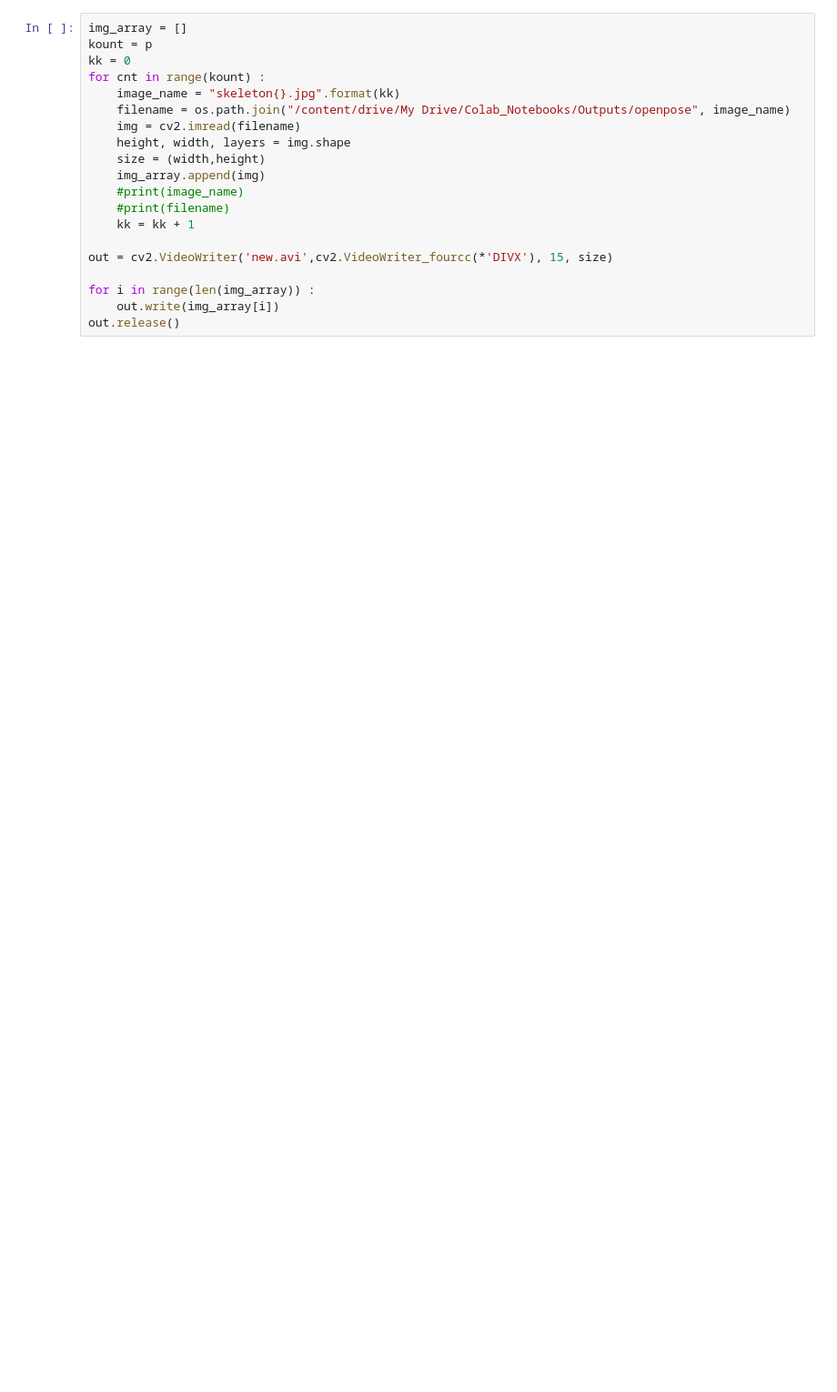
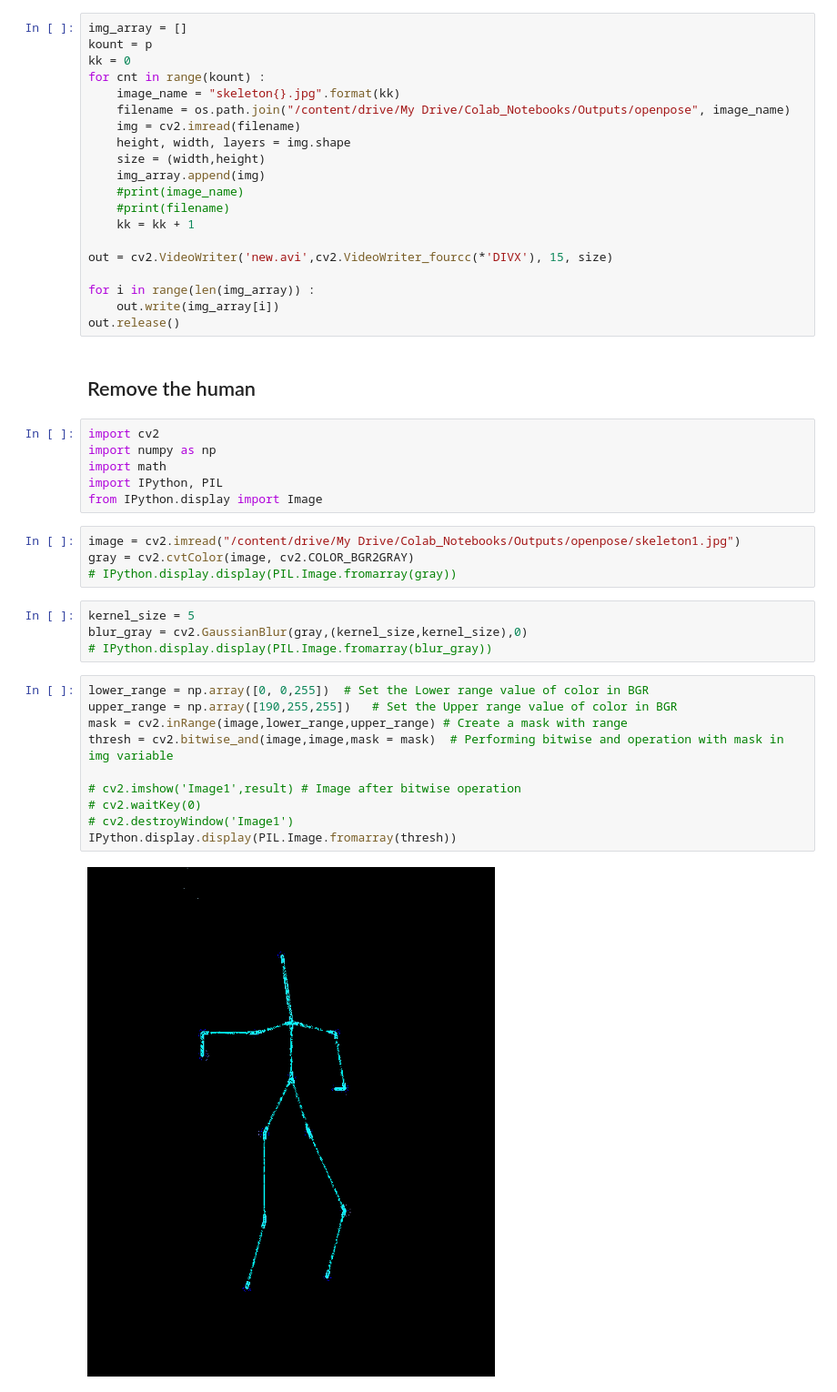
Before and after one commit to utshabkg/Human_Pose_Estimation, a Jupyter notebook: OpenPose/openpose.ipynb, the cells around one changed output. Shown at 91% size. Saved outputs shown, nothing was run; the diff lists cells and outputs as text; blank space fills up the shorter version.

Commit message:
removed the Human, keeping only the skeleton

```diff
--- a/OpenPose/openpose.ipynb
+++ b/OpenPose/openpose.ipynb
@@ -201,3 +190,31 @@ out = cv2.VideoWriter('new.avi',cv2.VideoWriter_fourcc(*'DIVX'), 15, size)
 for i in range(len(img_array)) :
     out.write(img_array[i])
 out.release()
+# %% [markdown]
+<h2> Remove the human </h3>
+# %%
+import cv2
+import numpy as np
+import math
+import IPython, PIL
+from IPython.display import Image
+# %%
+image = cv2.imread("/content/drive/My Drive/Colab_Notebooks/Outputs/openpose/skeleton1.jpg")
+gray = cv2.cvtColor(image, cv2.COLOR_BGR2GRAY)
+# IPython.display.display(PIL.Image.fromarray(gray))
+# %%
+kernel_size = 5
+blur_gray = cv2.GaussianBlur(gray,(kernel_size,kernel_size),0)
+# IPython.display.display(PIL.Image.fromarray(blur_gray))
+# %%
+lower_range = np.array([0, 0,255])  # Set the Lower range value of color in BGR
+upper_range = np.array([190,255,255])   # Set the Upper range value of color in BGR
+mask = cv2.inRange(image,lower_range,upper_range) # Create a mask with range
+thresh = cv2.bitwise_and(image,image,mask = mask)  # Performing bitwise and operation with mask in img variable
+
+# cv2.imshow('Image1',result) # Image after bitwise operation
+# cv2.waitKey(0)
+# cv2.destroyWindow('Image1')
+IPython.display.display(PIL.Image.fromarray(thresh))
+# %% [output]
+[figure, added]
```
Also changed, not shown: parts of 14 cells of this notebook.
